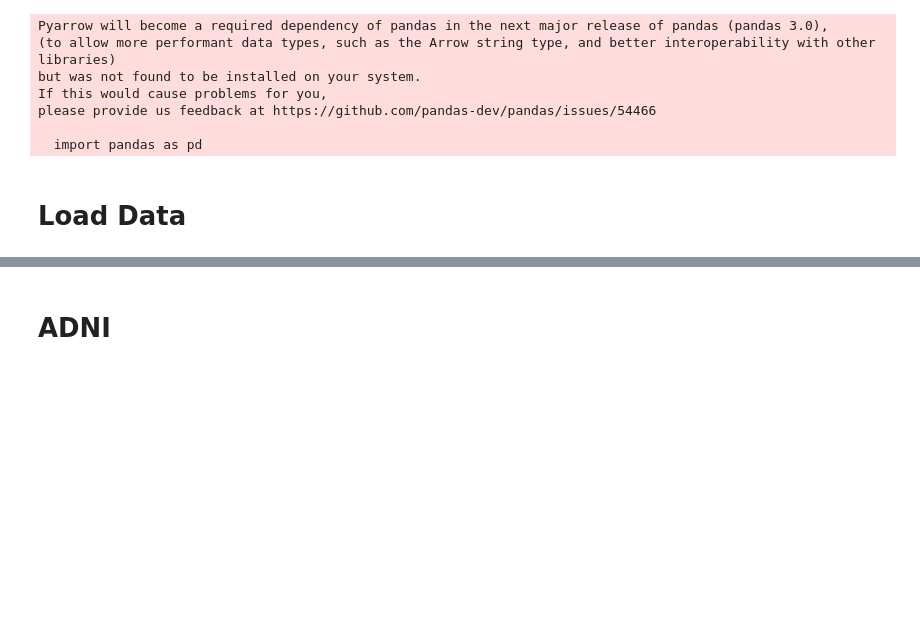
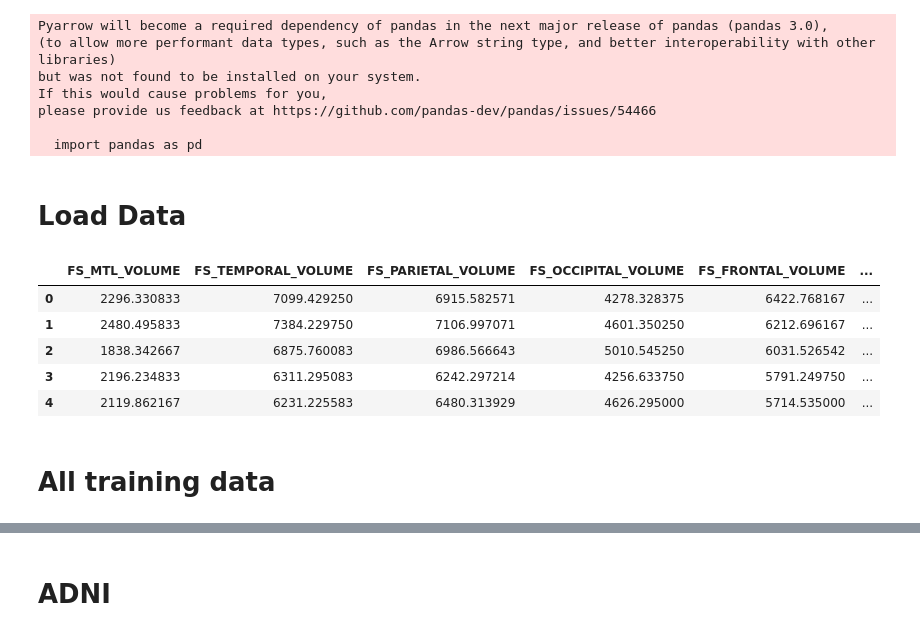
Before and after one commit to varuna-ja/adrd_tool_varuna, a Jupyter notebook: adrd_transformer/meta_files/meta.ipynb, the cells around one changed output, grey strips where cells are left out. Saved outputs shown, nothing was run; the diff lists cells and outputs as text; code cells hidden in the pictures; blank space fills up the shorter version.

Commit message:
new training data and config files

```diff
--- a/adrd_transformer/meta_files/meta.ipynb
+++ b/adrd_transformer/meta_files/meta.ipynb
@@ -48,5 +48,14 @@ def code_data_type(df, meta, percent_missing):
 # Load Data
 # %%
 # data = pd.read_csv('/home/varunaja/mri_pet/adrd_tool_varuna/adrd_transformer/data/adni_data_single.csv')
-data = pd.read_csv('/home/varunaja/mri_pet/adrd_tool_varuna/adrd_transformer/data/oasis_data_single.csv')
+# data = pd.read_csv('/home/varunaja/mri_pet/adrd_tool_varuna/adrd_transformer/data/oasis_data_single.csv')
+data = pd.read_csv('../../../adrd_tool_varuna/adrd_transformer/data/train_data.csv')
+data.head()
+# %% [output]
+|  | FS_MTL_VOLUME | FS_TEMPORAL_VOLUME | FS_PARIETAL_VOLUME | FS_OCCIPITAL_VOLUME | FS_FRONTAL_VOLUME | ... |
+| 0 | 2296.330833 | 7099.429250 | 6915.582571 | 4278.328375 | 6422.768167 | ... |
+| 1 | 2480.495833 | 7384.229750 | 7106.997071 | 4601.350250 | 6212.696167 | ... |
+| 2 | 1838.342667 | 6875.760083 | 6986.566643 | 5010.545250 | 6031.526542 | ... |
+| 3 | 2196.234833 | 6311.295083 | 6242.297214 | 4256.633750 | 5791.249750 | ... |
+| 4 | 2119.862167 | 6231.225583 | 6480.313929 | 4626.295000 | 5714.535000 | ... |
 # %%
@@ -68 +87,3 @@ labels = ['amy_label', 'tau_label', 'NC', 'MCI', 'DE']
 volumes = data.columns[data.columns.str.contains('FS')].to_list()
+# %% [markdown]
+# All training data
```
Also changed, not shown: parts of 20 cells of this notebook, 12 other files.
